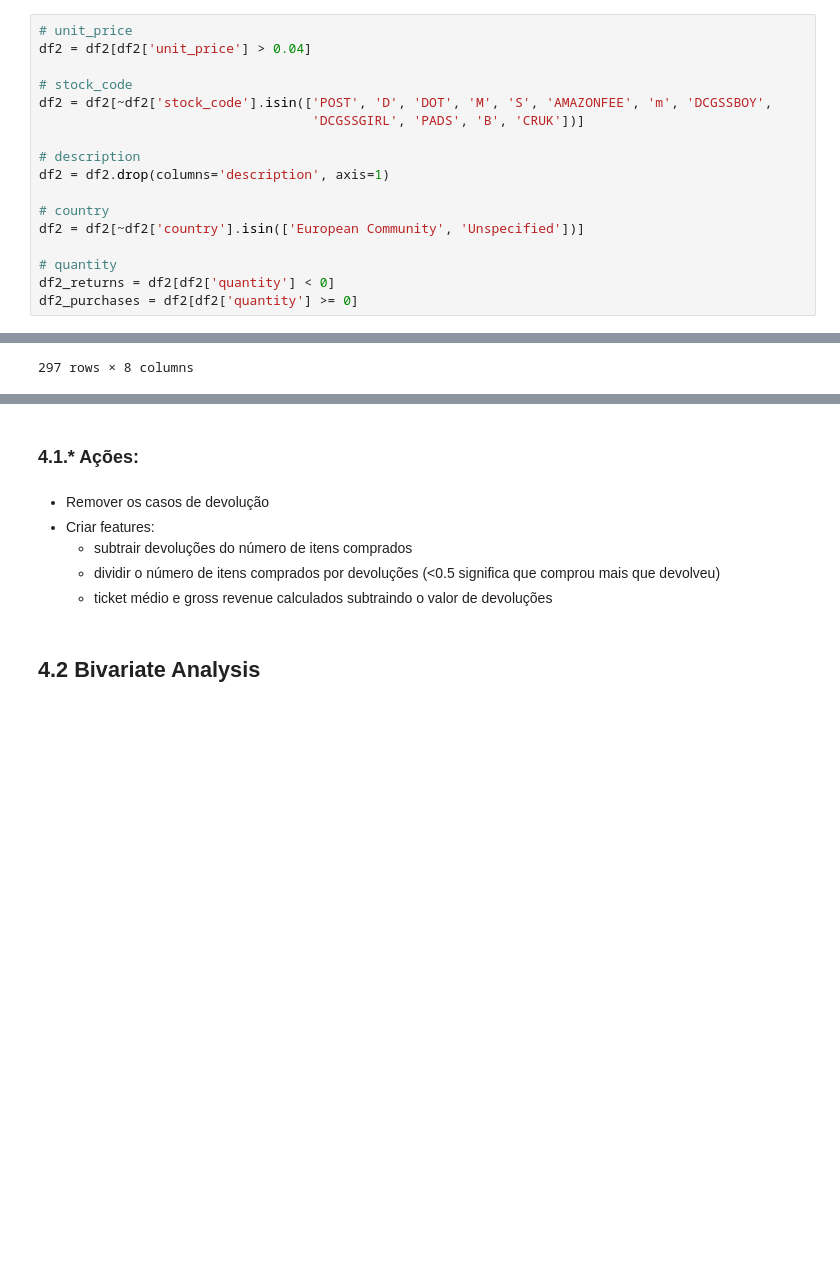
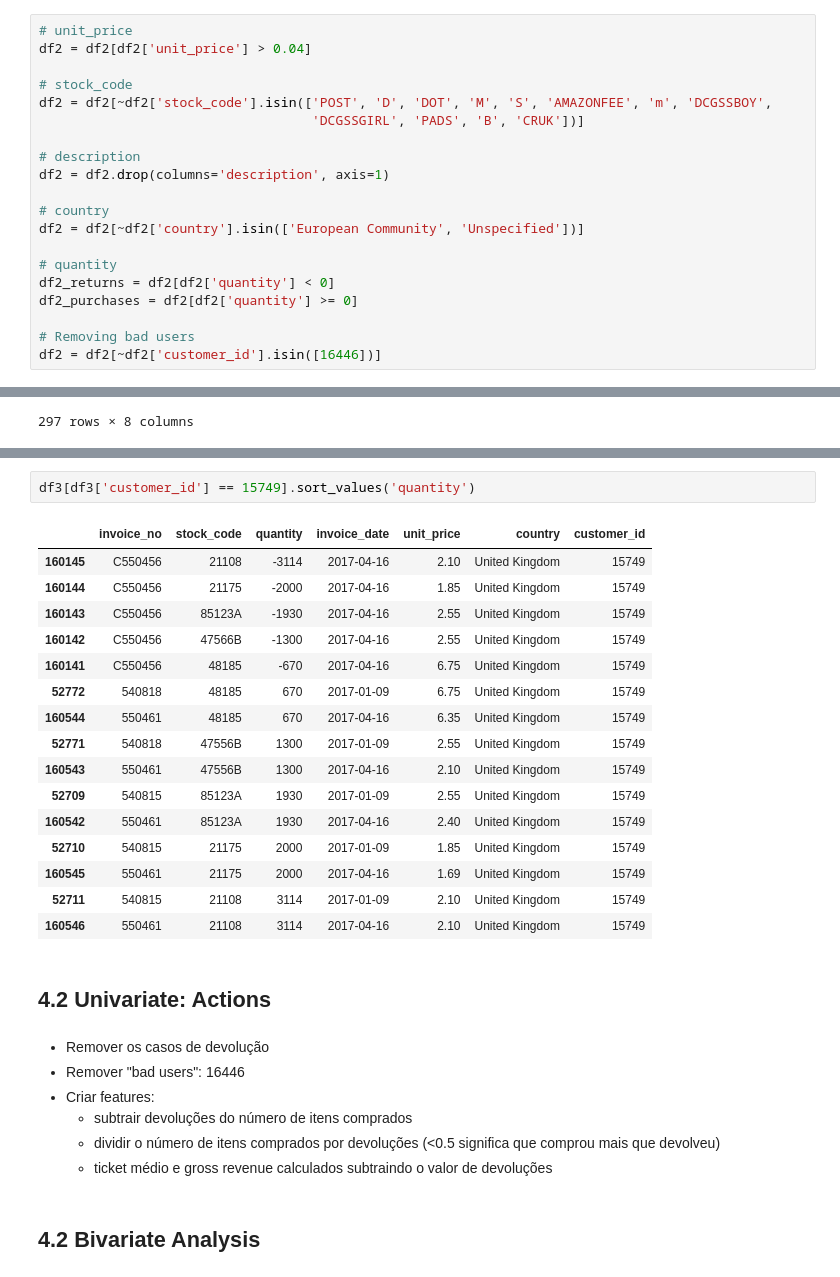
Before and after one commit to matheusventurads/loyalty-clustering-programm, a Jupyter notebook: notebooks/c05-mv-exploratory-dta-analsysis.ipynb, the cells around one changed output, grey strips where cells are left out. Drawn from its saved outputs; the diff is of its cells as text; blank space fills up the shorter version.

```diff
--- a/notebooks/c05-mv-exploratory-dta-analsysis.ipynb
+++ b/notebooks/c05-mv-exploratory-dta-analsysis.ipynb
@@ -410,6 +410,9 @@ df2 = df2[~df2['country'].isin(['European Community', 'Unspecified'])]
 # quantity
 df2_returns = df2[df2['quantity'] < 0]
 df2_purchases = df2[df2['quantity'] >= 0]
+
+# Removing bad users
+df2 = df2[~df2['customer_id'].isin([16446])]
 # %% [markdown]
 # 3.0 FEATURE ENGINEERING
 # %%
@@ -790,7 +835,27 @@ df2_purchases[df2_purchases['customer_id'] == 17850]
+# %%
+df3[df3['customer_id'] == 15749].sort_values('quantity')
+# %% [output]
+|  | invoice_no | stock_code | quantity | invoice_date | unit_price | country | customer_id |
+| 160145 | C550456 | 21108 | -3114 | 2017-04-16 | 2.10 | United Kingdom | 15749 |
+| 160144 | C550456 | 21175 | -2000 | 2017-04-16 | 1.85 | United Kingdom | 15749 |
+| 160143 | C550456 | 85123A | -1930 | 2017-04-16 | 2.55 | United Kingdom | 15749 |
+| 160142 | C550456 | 47566B | -1300 | 2017-04-16 | 2.55 | United Kingdom | 15749 |
+| 160141 | C550456 | 48185 | -670 | 2017-04-16 | 6.75 | United Kingdom | 15749 |
+| 52772 | 540818 | 48185 | 670 | 2017-01-09 | 6.75 | United Kingdom | 15749 |
+| 160544 | 550461 | 48185 | 670 | 2017-04-16 | 6.35 | United Kingdom | 15749 |
+| 52771 | 540818 | 47556B | 1300 | 2017-01-09 | 2.55 | United Kingdom | 15749 |
+| 160543 | 550461 | 47556B | 1300 | 2017-04-16 | 2.10 | United Kingdom | 15749 |
+| 52709 | 540815 | 85123A | 1930 | 2017-01-09 | 2.55 | United Kingdom | 15749 |
+| 160542 | 550461 | 85123A | 1930 | 2017-04-16 | 2.40 | United Kingdom | 15749 |
+| 52710 | 540815 | 21175 | 2000 | 2017-01-09 | 1.85 | United Kingdom | 15749 |
+| 160545 | 550461 | 21175 | 2000 | 2017-04-16 | 1.69 | United Kingdom | 15749 |
+| 52711 | 540815 | 21108 | 3114 | 2017-01-09 | 2.10 | United Kingdom | 15749 |
+| 160546 | 550461 | 21108 | 3114 | 2017-04-16 | 2.10 | United Kingdom | 15749 |
 # %% [markdown]
-### 4.1.* Ações:
+## 4.2 Univariate: Actions
 # %% [markdown]
 - Remover os casos de devolução
+- Remover "bad users": 16446
 - Criar features:
     * subtrair devoluções do número de itens comprados
     * dividir o número de itens comprados por devoluções (<0.5 significa que comprou mais que devolveu)
```
Also changed, not shown: parts of 16 cells of this notebook, 3 other files.
